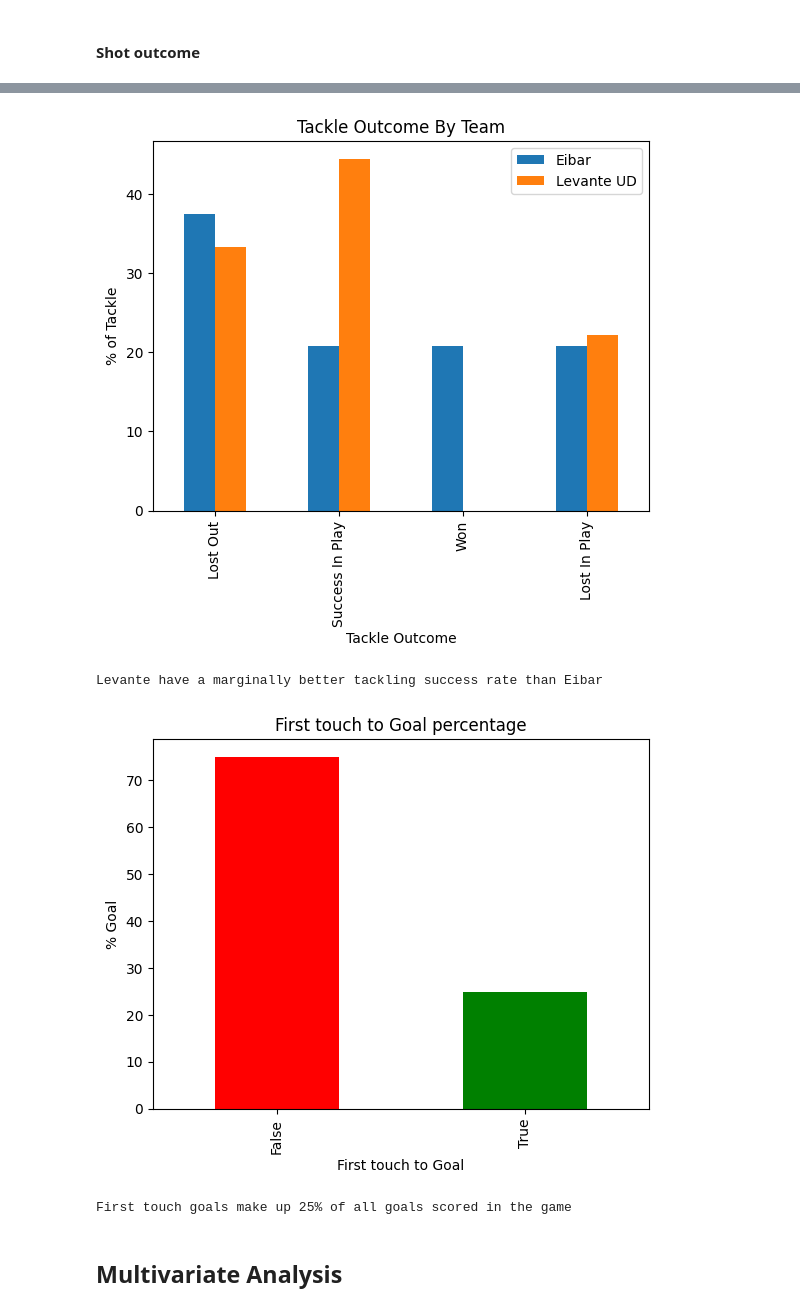
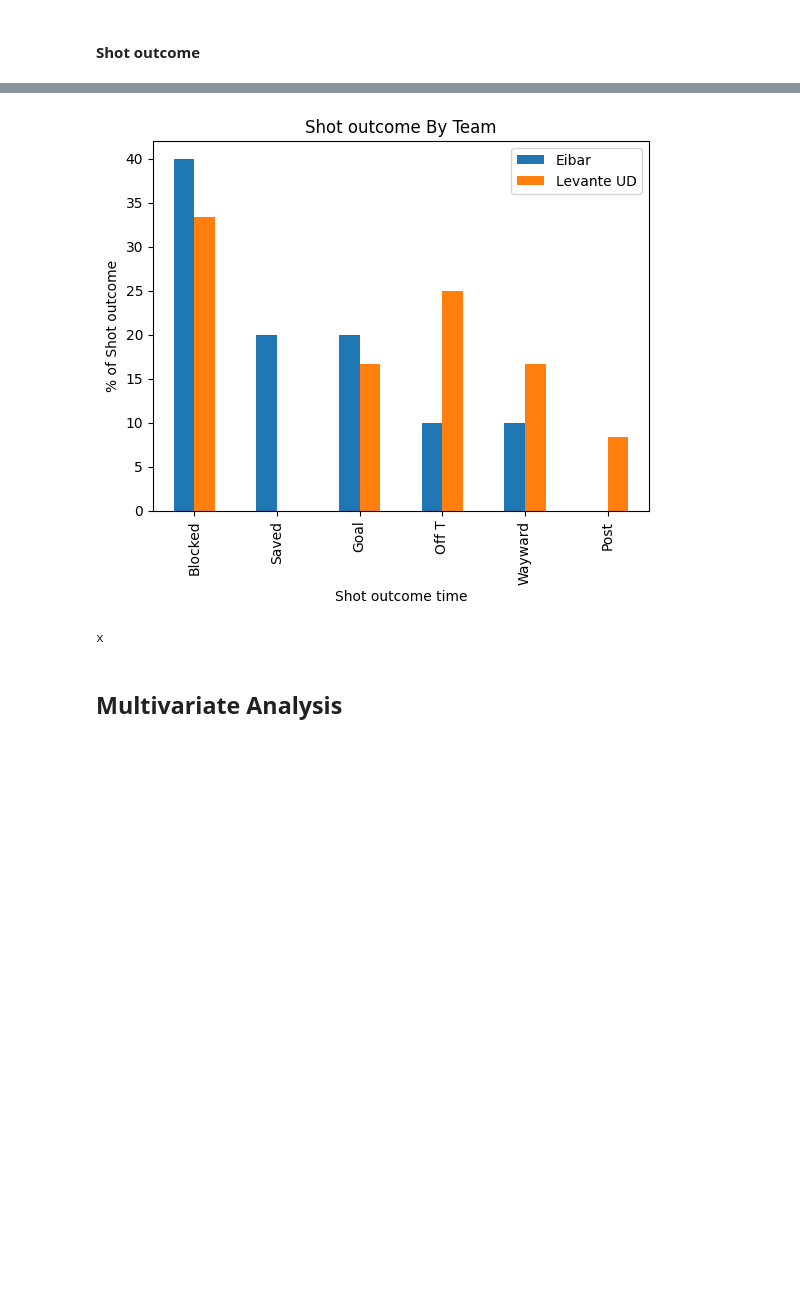
Before and after one commit to NojusMat/DataScience_CA2, a Jupyter notebook: NojusMatuseviciusDAProject.ipynb, the cells around one changed output, grey strips where cells are left out. Saved outputs shown, nothing was run; the diff lists cells and outputs as text; code cells hidden in the pictures; blank space fills up the shorter version.

```diff
--- a/NojusMatuseviciusDAProject.ipynb
+++ b/NojusMatuseviciusDAProject.ipynb
@@ -2636,32 +1336,26 @@ print("Both teams had the same information")
-# %%
-#________________________________________Shot first time / goal_______________________________________________________
-
-
-# Filter data by shot outcome to only be goal
-goal_outcome_data = data[data['shot_outcome'] == 'Goal']
-
-# Calculate the percentage of shots taken first time that where goals
-shot_firstime_percentages = goal_outcome_data['shot_first_time'].value_counts(normalize=True)*100
-
-# Plot the bar chart for the goals outcome by first touch .
-shot_firstime_percentages.plot.bar(color =['red','green'])
-plt.title("First touch to Goal percentage")
-plt.xlabel("First touch to Goal")
-plt.ylabel("% Goal")
-
-plt.show() #Show the plot
-print("First touch goals make up 25% of all goals scored in the game")
-
-#________________________________________Header by goal and on target_______________________________________________________
-
-
-
-#_______________________________________Total amount of passes leading to shots_______________________________________________________
-# %% [output]
-[figure, removed]
-Levante have a marginally better tackling success rate than Eibar
-[figure, removed]
-First touch goals make up 25% of all goals scored in the game
+# %%
+ #________________________________________Shot outcome/ team _______________________________________________________
+
+filtered_shot_outcome = data[(data['shot_outcome'] != 'N/A')]
+
+eibar_data = filtered_shot_outcome[filtered_shot_outcome['team'] == 'Eibar']
+levante_data = filtered_shot_outcome[filtered_shot_outcome['team'] == 'Levante UD']
+
+# Calculate the percentage of each Shot outcome probability by team.
+eibar_data_percentages = eibar_data['shot_outcome'].value_counts(normalize=True)*100
+levante_data_percentages = levante_data['shot_outcome'].value_counts(normalize=True)*100
+
+# Plot the bar chart for the Shot outcome by team .
+team_dueling = pd.concat([eibar_data_percentages, levante_data_percentages], axis=1, keys=['Eibar', 'Levante UD'])
+team_dueling.plot.bar()
+plt.title("Shot outcome By Team")
+plt.xlabel("Shot outcome time")
+plt.ylabel("% of Shot outcome")
+plt.show() #Show the plot
+print("x")
+# %% [output]
+[figure, added]
+x
 # %% [markdown]
 ## Multivariate Analysis
 # %%
```
Also changed, not shown: parts of 59 cells of this notebook, 1 other file.
